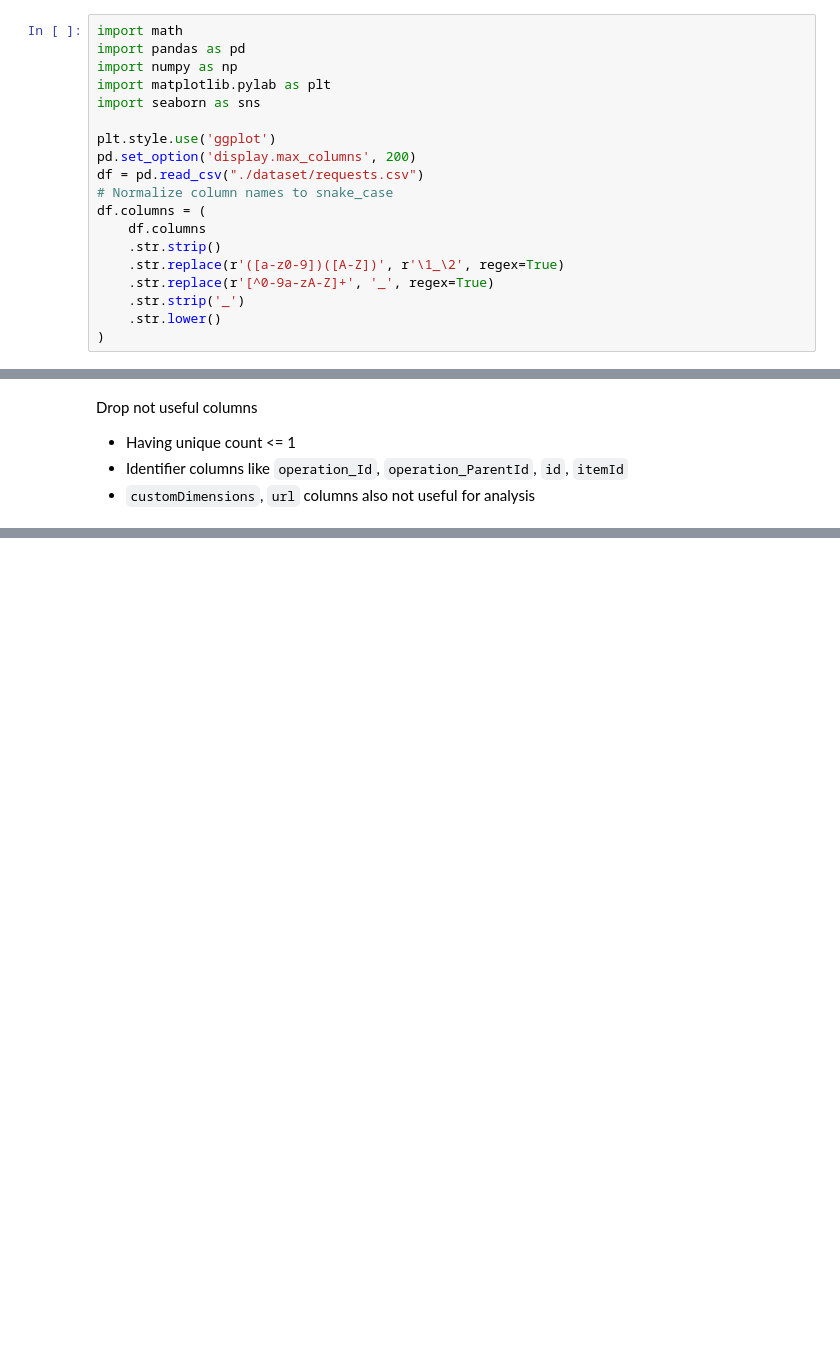
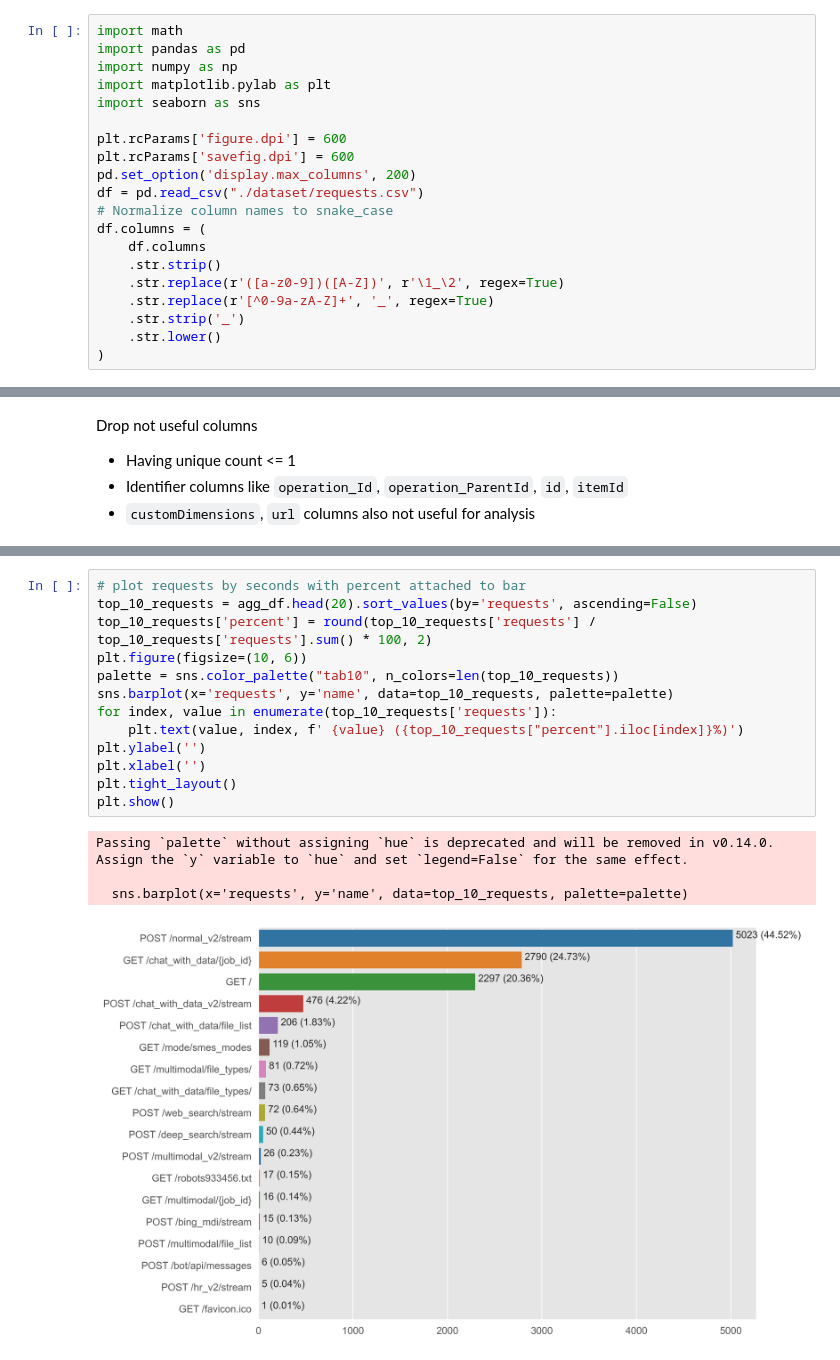
Before and after one commit to vncats/pylab, a Jupyter notebook: eda/demo.ipynb, the cells around one changed output, grey strips where cells are left out. Drawn from its saved outputs; the diff is of its cells as text; blank space fills up the shorter version.

```diff
--- a/eda/demo.ipynb
+++ b/eda/demo.ipynb
@@ -13,7 +13,8 @@ import numpy as np
 import matplotlib.pylab as plt
 import seaborn as sns
 
-plt.style.use('ggplot')
+plt.rcParams['figure.dpi'] = 600
+plt.rcParams['savefig.dpi'] = 600
 pd.set_option('display.max_columns', 200)
 df = pd.read_csv("./dataset/requests.csv")
 # Normalize column names to snake_case
@@ -164,0 +128,18 @@ plt.tight_layout()
+# %%
+# plot requests by seconds with percent attached to bar
+top_10_requests = agg_df.head(20).sort_values(by='requests', ascending=False)
+top_10_requests['percent'] = round(top_10_requests['requests'] / top_10_requests['requests'].sum() * 100, 2)
+plt.figure(figsize=(10, 6))
+palette = sns.color_palette("tab10", n_colors=len(top_10_requests))
+sns.barplot(x='requests', y='name', data=top_10_requests, palette=palette)
+for index, value in enumerate(top_10_requests['requests']):
+    plt.text(value, index, f' {value} ({top_10_requests["percent"].iloc[index]}%)')
+plt.ylabel('')
+plt.xlabel('')
+plt.tight_layout()
+plt.show()
+# %% [output]
+Passing `palette` without assigning `hue` is deprecated and will be removed in v0.14.0. Assign the `y` variable to `hue` and set `legend=False` for the same effect.
+
+  sns.barplot(x='requests', y='name', data=top_10_requests, palette=palette)
+[figure, added]
```
Also changed, not shown: parts of 6 cells of this notebook.
